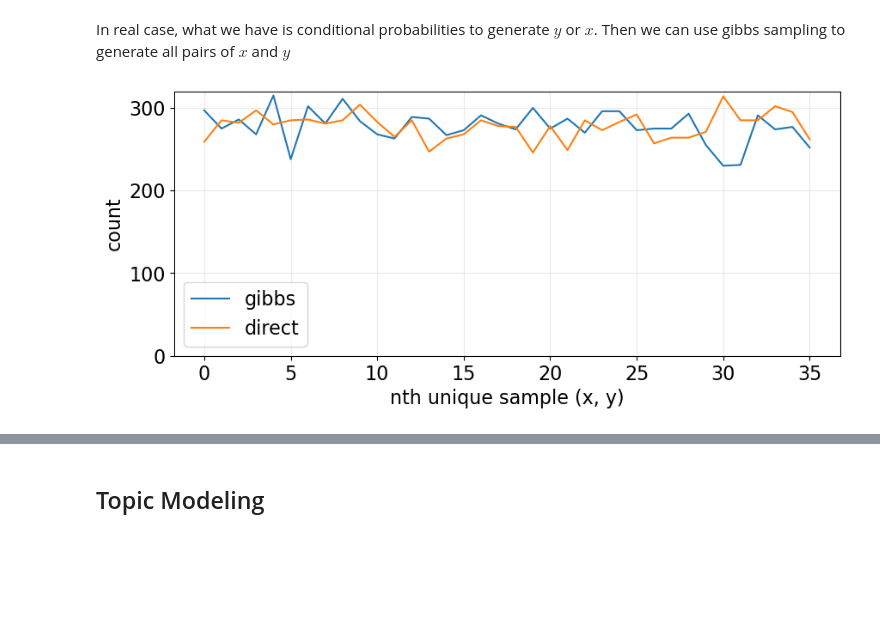
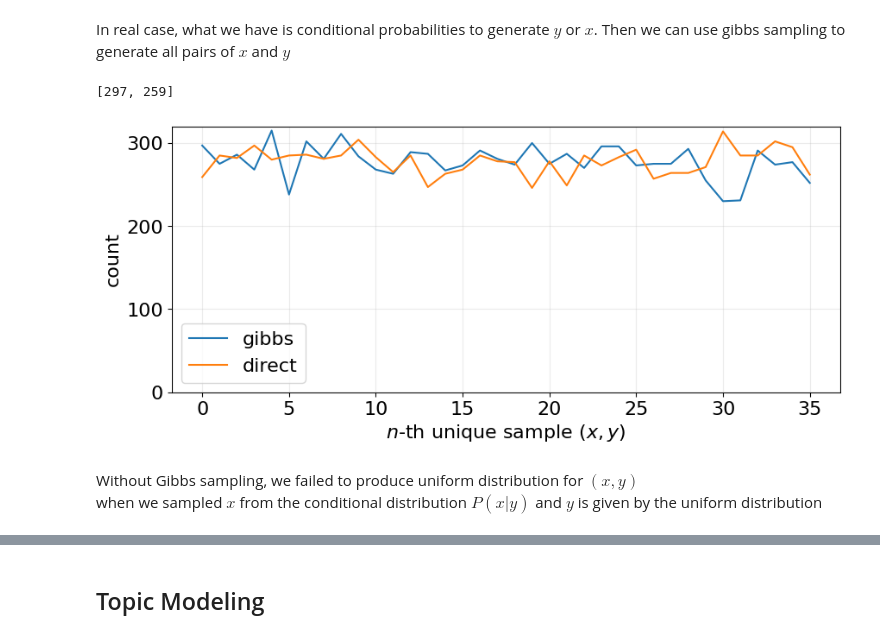
Before and after one commit to LugoBlogger/AK-201-426-data-science, a Jupyter notebook: ch-21-nlp-01.ipynb, the cells around one changed output, grey strips where cells are left out. Drawn from its saved outputs; the diff is of its cells as text; code cells hidden in the pictures; blank space fills up the shorter version.

```diff
--- a/ch-21-nlp-01.ipynb
+++ b/ch-21-nlp-01.ipynb
@@ -395,19 +512,27 @@ comparison_vals = list(comparison.values())
 
 gibbs_sample_count = np.array(comparison_vals)[:,0]
 direct_sample_count = np.array(comparison_vals)[:,1]
+# %%
+comparison[(4,5)]
+# %% [output]
+[297, 259]
 # %%
 fig, ax = plt.subplots(figsize=(10, 4))
 
 ax.plot(gibbs_sample_count, label="gibbs")
 ax.plot(direct_sample_count, label="direct")
 
 ax.set_ylim([0, 320])
 
 ax.set_ylabel("count")
-ax.set_xlabel("nth unique sample (x, y)")
+ax.set_xlabel("$n$-th unique sample $(x, y)$")
 ax.grid("on")
 ax.legend(loc="best")
 
 plt.show(fig)
 # %% [output]
-[figure, old version]
+[figure, new version]
+# %% [markdown]
+Without Gibbs sampling, we failed to produce uniform distribution for $(x, y)$
+when we sampled $x$ from the conditional distribution $P(x|y)$ and $y$ is given
+by the uniform distribution
```
Also changed, not shown: parts of 34 cells of this notebook, 6 other files.
